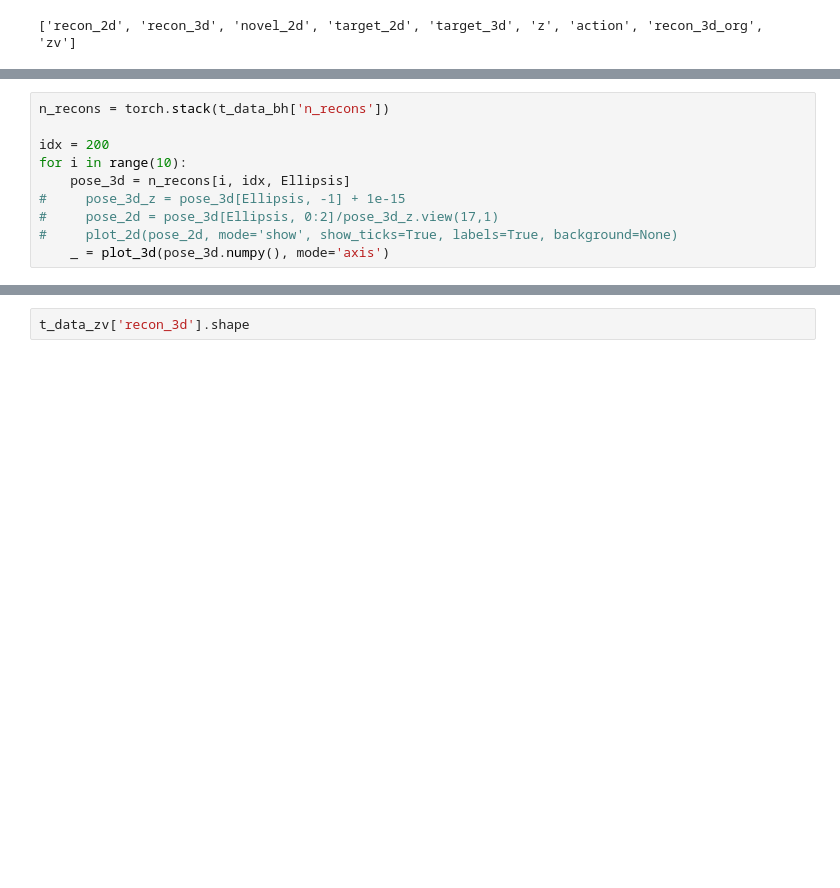
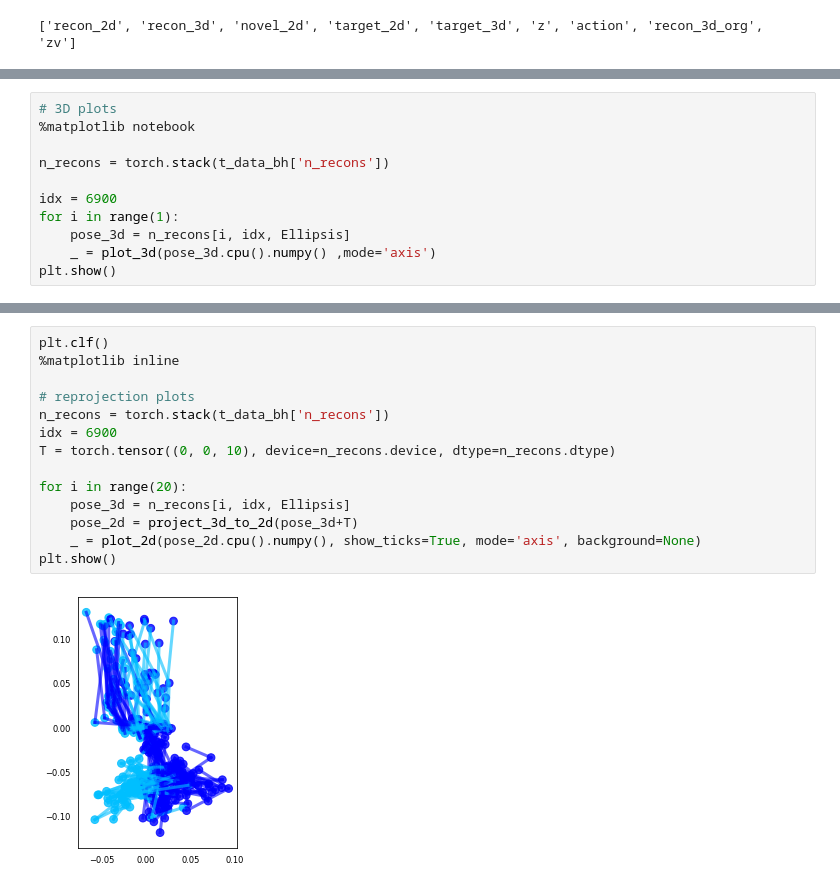
Before and after one commit to bsridatta/HPE3D, a Jupyter notebook: notebooks/EDA_results.ipynb, the cells around one changed output, grey strips where cells are left out. Drawn from its saved outputs; the diff is of its cells as text; blank space fills up the shorter version.

```diff
--- a/notebooks/EDA_results.ipynb
+++ b/notebooks/EDA_results.ipynb
@@ -56,11 +74,12 @@ for a in range(2,17):
 # %%
+# 3D plots
+%matplotlib notebook
+
 n_recons = torch.stack(t_data_bh['n_recons'])
 
-idx = 200
-for i in range(10):
+idx = 6900
+for i in range(1):
     pose_3d = n_recons[i, idx, Ellipsis]
-#     pose_3d_z = pose_3d[Ellipsis, -1] + 1e-15
-#     pose_2d = pose_3d[Ellipsis, 0:2]/pose_3d_z.view(17,1)
-#     plot_2d(pose_2d, mode='show', show_ticks=True, labels=True, background=None)
-    _ = plot_3d(pose_3d.numpy(), mode='axis')
+    _ = plot_3d(pose_3d.cpu().numpy() ,mode='axis')
+plt.show()
 # %% [output]
@@ -68,2 +88,16 @@ for i in range(10):
-# %%
-t_data_zv['recon_3d'].shape
+# %%
+plt.clf()
+%matplotlib inline
+
+# reprojection plots
+n_recons = torch.stack(t_data_bh['n_recons'])
+idx = 6900
+T = torch.tensor((0, 0, 10), device=n_recons.device, dtype=n_recons.dtype)
+
+for i in range(20):
+    pose_3d = n_recons[i, idx, Ellipsis]
+    pose_2d = project_3d_to_2d(pose_3d+T)
+    _ = plot_2d(pose_2d.cpu().numpy(), show_ticks=True, mode='axis', background=None)
+plt.show()
+# %% [output]
+[figure, added]
```
Also changed, not shown: parts of 4 cells of this notebook, 4 other files.
